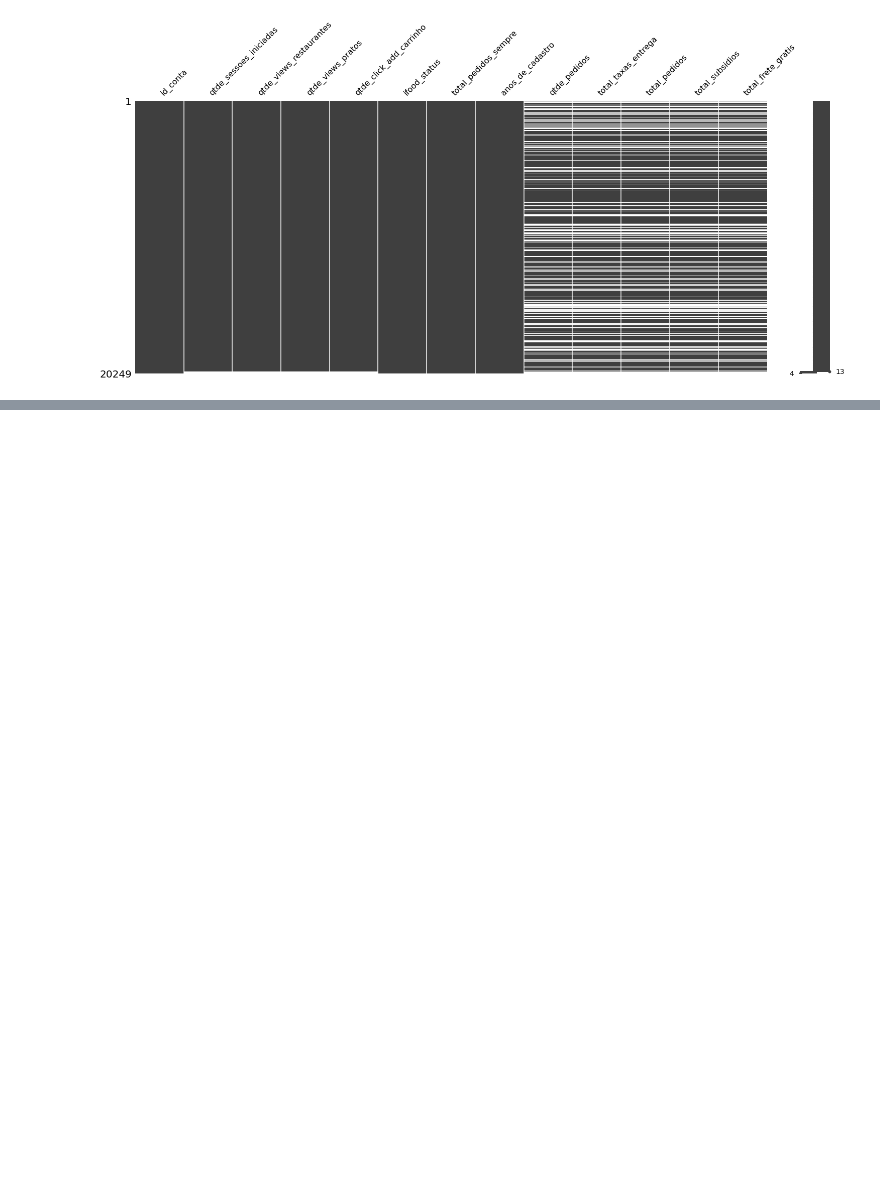
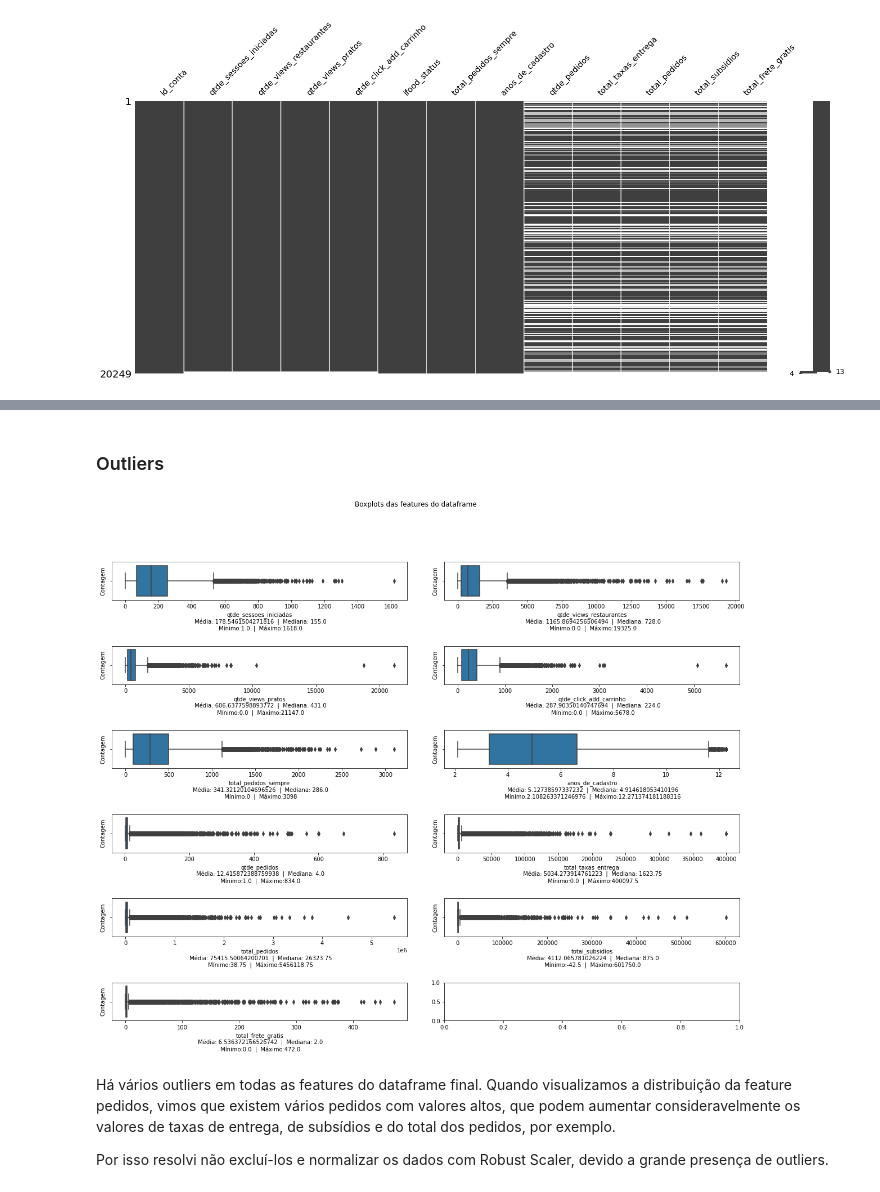
Before and after one commit to casjunior93/Desafio-Tera---Clusteriza-o, a Jupyter notebook: Desafio_Tera_e_Ifood_Clusterização.ipynb, the cells around one changed output, grey strips where cells are left out. Cells and saved outputs as stored; diff of their text form; code cells hidden in the pictures; blank space fills up the shorter version.

```diff
--- a/Desafio_Tera_e_Ifood_Clusterização.ipynb
+++ b/Desafio_Tera_e_Ifood_Clusterização.ipynb
@@ -708,0 +745,2 @@ msno.matrix(df_completo)
+# %%
+df_completo = df_completo.fillna(df_completo.median())
@@ -709 +764,35 @@ msno.matrix(df_completo)
+# %% [markdown]
+### Outliers
+# %%
+def plota_boxplot(df):
+  colunas = df.columns
+  colunas_ar = colunas.to_numpy()
+  qtde_colunas = len(colunas)
+  if qtde_colunas % 2 != 0:
+    colunas_ar = np.append(colunas_ar, 'vazio')
+
+  matriz = colunas_ar.reshape(-1,2)
+
+  fig, axes = plt.subplots(matriz.shape[0], 2, figsize = (20,15))
+  fig.subplots_adjust(hspace=1.2, wspace=0.125)
+  fig.suptitle('Boxplots das features do dataframe')
+
+  for idx, x in np.ndenumerate(matriz):
+    if x != 'vazio':
+      sns.boxplot(ax=axes[idx[0], idx[1]], x=df[x])
+      axes[idx[0], idx[1]].tick_params(axis='x')
+      axes[idx[0], idx[1]].set(xlabel= x + '\n Média: ' + str(df[x].mean()) + '  |  Mediana: ' + str(df[x].median())
+        + '\n Mínimo:' + str(df[x].min()) + '  |  Máximo:' + str(df[x].max()), ylabel='Contagem')
+
+  plt.show();
+
+df_copy = df_completo.copy()
+df_copy.drop(['id_conta', 'ifood_status'], axis='columns', inplace=True)
+plota_boxplot(df_copy)
+# %% [output]
+[figure, added]
+# %% [markdown]
+Há vários outliers em todas as features do dataframe final. Quando visualizamos a distribuição da feature pedidos, vimos que existem vários pedidos com valores altos, que podem aumentar consideravelmente os valores de taxas de entrega, de subsídios e do total dos pedidos, por exemplo.
+
+Por isso resolvi não excluí-los e normalizar os dados com Robust Scaler, devido a grande presença de outliers.
 # %% [markdown]
```
Also changed, not shown: parts of 34 cells of this notebook.
